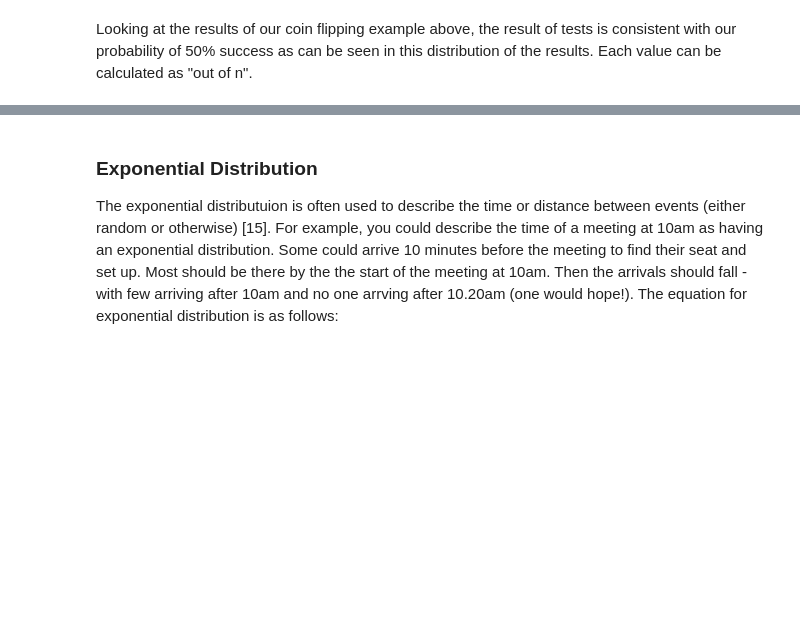
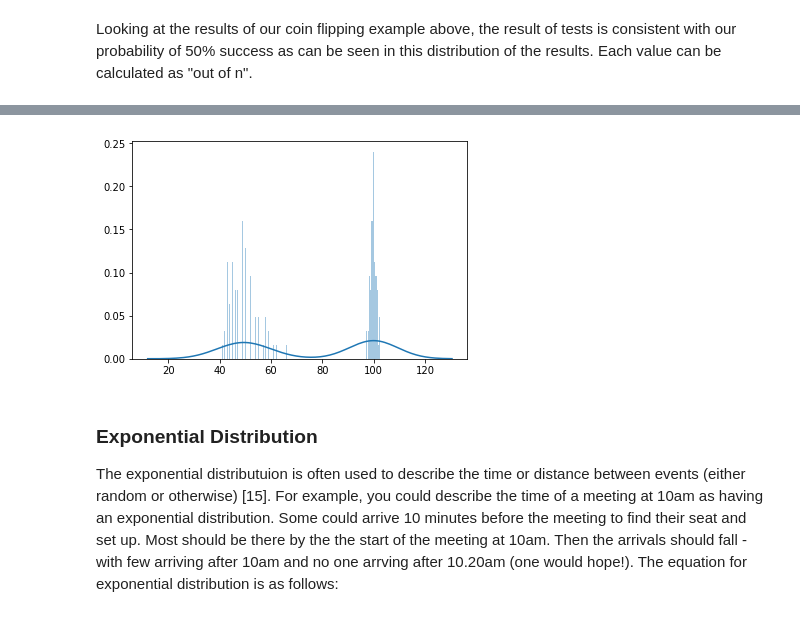
Before and after one commit to zoecahill1/DAprog-assignment, a Jupyter notebook: numpy-random.ipynb, the cells around one changed output, grey strips where cells are left out. Drawn from its saved outputs; the diff is of its cells as text; code cells hidden in the pictures; blank space fills up the shorter version.

```diff
--- a/numpy-random.ipynb
+++ b/numpy-random.ipynb
@@ -157,3 +200,11 @@ Looking at the results of our coin flipping example above, the result of tests i
+# %%
+# Graph of binomial and normal distribution side by side
+norm = np.random.normal(100, 1, 100)
+bi = np.random.binomial(100, .5, 100)
+concat = pd.Series(np.concatenate([norm, bi]))
+plt.show(sns.distplot(concat, bins = 200))
+# %% [output]
+[figure, added]
 # %% [markdown]
 ### Exponential Distribution
 
```
Also changed, not shown: parts of 11 cells of this notebook.
